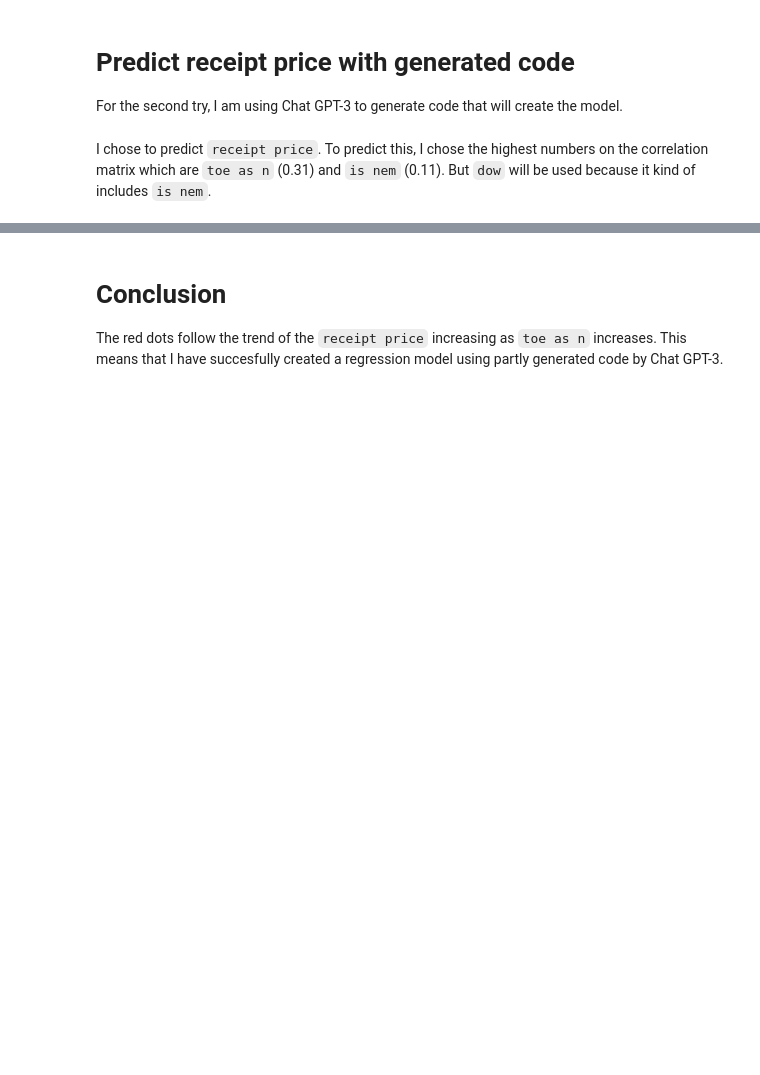
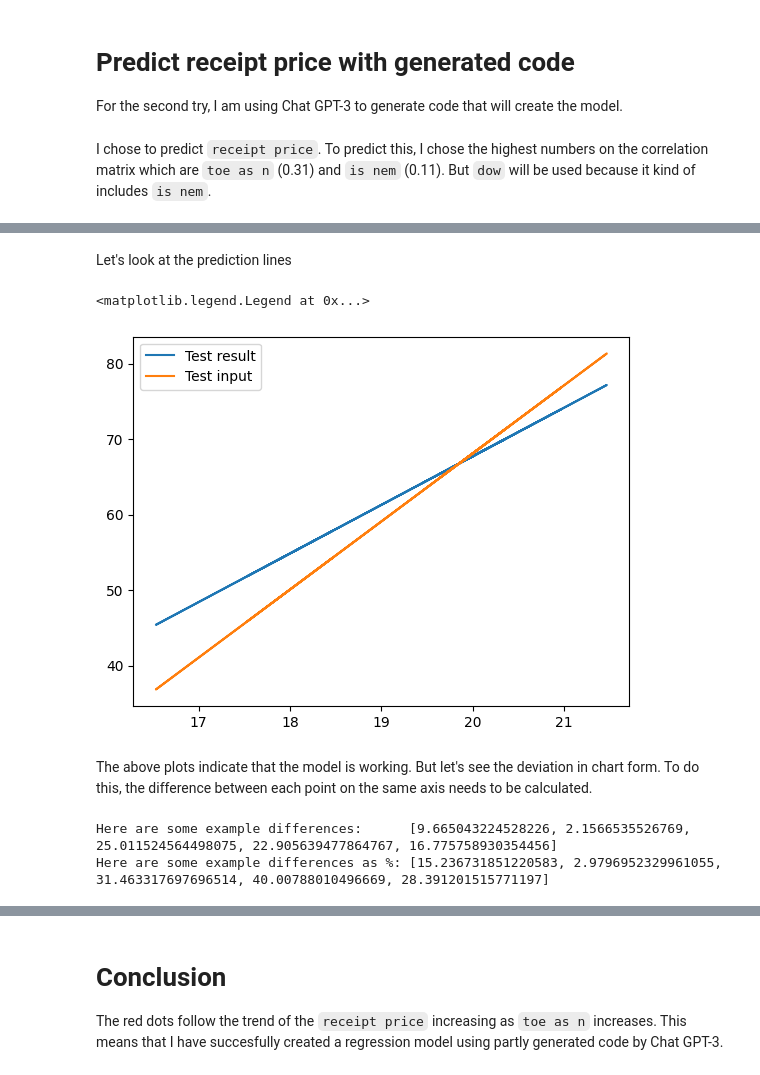
Before and after one commit to jussihailu1/AI-for-Society, a Jupyter notebook: AI/Second try (Chat GPT-3)/Chat GPT-3 generated code.ipynb, the cells around one changed output, grey strips where cells are left out. Drawn from its saved outputs; the diff is of its cells as text; code cells hidden in the pictures; blank space fills up the shorter version.

```diff
--- a/AI/Second try (Chat GPT-3)/Chat GPT-3 generated code.ipynb
+++ b/AI/Second try (Chat GPT-3)/Chat GPT-3 generated code.ipynb
@@ -149,0 +170,40 @@ plt.scatter(x=predictions[:,0], y=predictions[:,1], c='red')
+# %% [markdown]
+Let's look at the prediction lines
+# %%
+def plot_prediction_line(x, y, label):
+    #obtain m (slope) and b(intercept) of linear regression line
+    m, b = np.polyfit(x, y, 1)
+
+    #add linear regression line to scatterplot
+    plt.plot(x, m*x+b, label=label)
+
+plot_prediction_line(test_results_df["toe as n"], test_results_df["receipt price"], "Test result")
+plot_prediction_line(test_input_df["toe as n"], test_input_df["receipt price"], "Test input")
+
+plt.legend()
+# %% [output]
+<matplotlib.legend.Legend at 0x...>
+[figure, added]
+# %% [markdown]
+The above plots indicate that the model is working. But let's see the deviation in chart form. To do this, the difference between each point on the same axis needs to be calculated.
+# %%
+receipt_price_differences = []
+receipt_price_differences_as_percentage = []
+
+test_input_as_array = np.asarray(test_input_df)
+
+for index, row in test_results_df.iterrows():
+  inp_rp = test_input_as_array[index][1]
+  res_rp = row[1]
+
+  receipt_price_difference = abs(res_rp - inp_rp)
+  receipt_price_differences.append(receipt_price_difference)
+
+  diff_in_percentage = (abs(res_rp - inp_rp) / (abs(res_rp + inp_rp) / 2)) * 100
+  receipt_price_differences_as_percentage.append(diff_in_percentage)
+
+print(f"Here are some example differences:      {receipt_price_differences[:5]}")
+print(f"Here are some example differences as %: {receipt_price_differences_as_percentage[:5]}")
+# %% [output]
+Here are some example differences:      [9.665043224528226, 2.1566535526769, 25.011524564498075, 22.905639477864767, 16.775758930354456]
+Here are some example differences as %: [15.236731851220583, 2.9796952329961055, 31.463317697696514, 40.00788010496669, 28.391201515771197]
```
Also changed, not shown: parts of 27 cells of this notebook, 3 other files.
